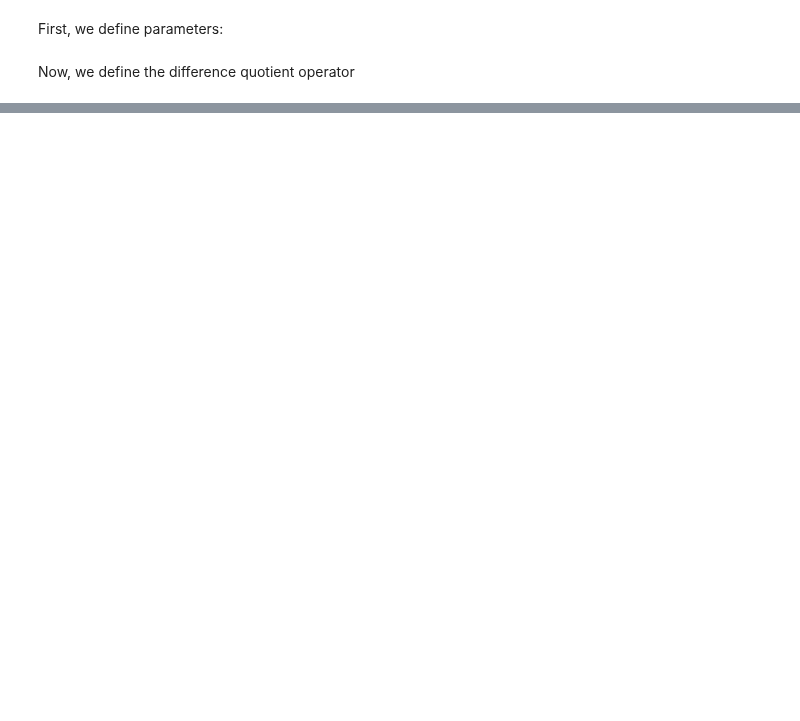
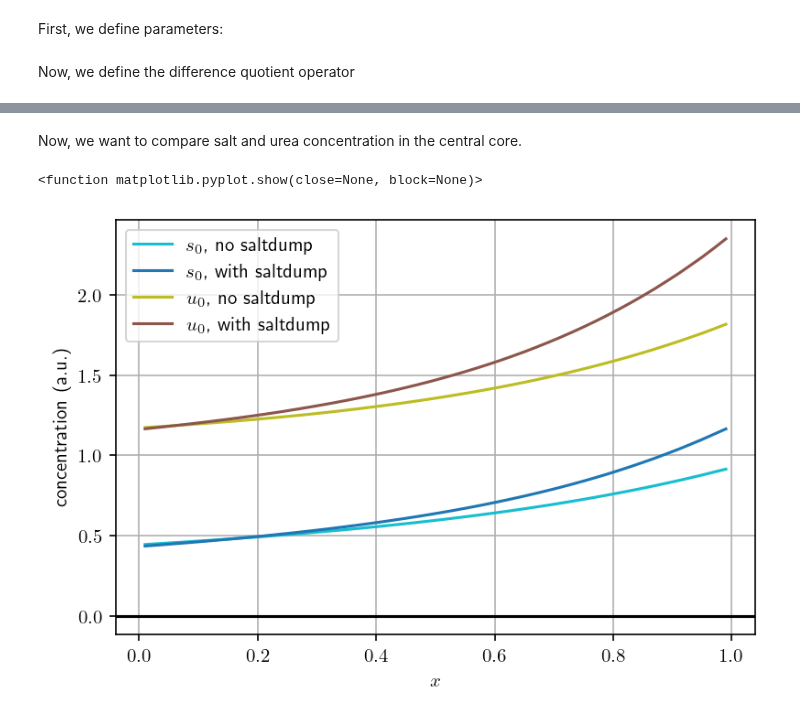
Before and after one commit to mathmd/kidney, a Jupyter notebook: passive/salt_dump.ipynb, the cells around one changed output, grey strips where cells are left out. Drawn from its saved outputs; the diff is of its cells as text; code cells hidden in the pictures; blank space fills up the shorter version.

```diff
--- a/passive/salt_dump.ipynb
+++ b/passive/salt_dump.ipynb
@@ -164,16 +252,20 @@ y[:]=np.load('./4fluxes_demo.npy')
 # %%
+y[:] = np.load('./4fluxes_1nephron_max.npy')
+# y[:] = np.load('./unstable.npy')
 y_init[:] = y.copy()
 
 # Transport parameters
 # demo: 2,4,10,10,0.1
-# s_perm = .5
-# u_perm = .5
-# w_D_perm = 10
-# w_C_perm = 10
-# S_input = 1
-# U_input = 2
-# osm_input = 2
-u_frac = .0005
+s_perm = 1.2
+u_perm_val = 1.2
+w_D_perm = 10
+w_C_perm = 10
+S_input = 0.8
+U_input = 2
+osm_input = 2
+u_frac = 1
+# s_dump = 0
+s_dump = 0.0285
 
 y[:] = fsolve(res,y_init,maxfev=500*6*(N+1))
 q_0 = avg(q_out) - avg(q_C) - avg(q_A) - avg(q_D)
@@ -183,6 +275,10 @@ osm_0 = (2*S_0+U_0)/q_0
 osm_C = U/q_C
 osm_D = 2*S_input/q_D
 osm_A = 2*S/q_A
+# s_nodump = S_0/q_0
+# u_nodump = U_0/q_0
+s_dump = S_0/q_0
+u_dump = U_0/q_0
 # %%
 # Plotting osmolarity
 x = np.linspace(0,1,num=N+1)
@@ -208,0 +305,21 @@ plt.show
+# %% [markdown]
+Now, we want to compare salt and urea concentration in the central core.
+# %%
+# Plotting osmolarity
+x_avg = np.linspace(dx/2,1-dx/2,num=N)
+
+fig, ax = plt.subplots()
+plt.rcParams['text.usetex'] = True
+ax.grid(True, which='both')
+ax.axhline(y=0, color='k')
+ax.plot(x_avg,s_nodump,label=r'$s_0$, no saltdump', color='tab:cyan')
+ax.plot(x_avg,s_dump,label=r'$s_0$, with saltdump', color='tab:blue')
+ax.plot(x_avg,u_nodump,label=r'$u_0$, no saltdump', color='tab:olive')
+ax.plot(x_avg,u_dump,label=r'$u_0$, with saltdump', color='tab:brown')
+ax.legend()
+plt.xlabel(r"$x$")
+plt.ylabel(r"concentration (a.u.)")
+plt.show
+# %% [output]
+<function matplotlib.pyplot.show(close=None, block=None)>
+[figure, added]
```
Also changed, not shown: parts of 29 cells of this notebook, 16 other files.
